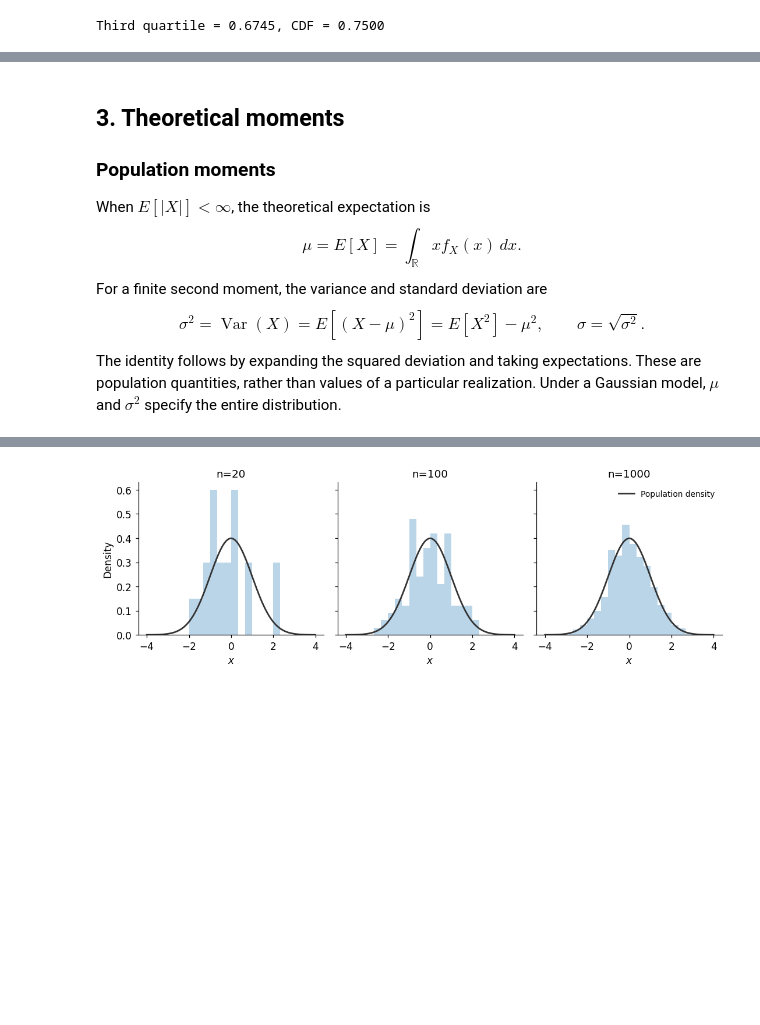
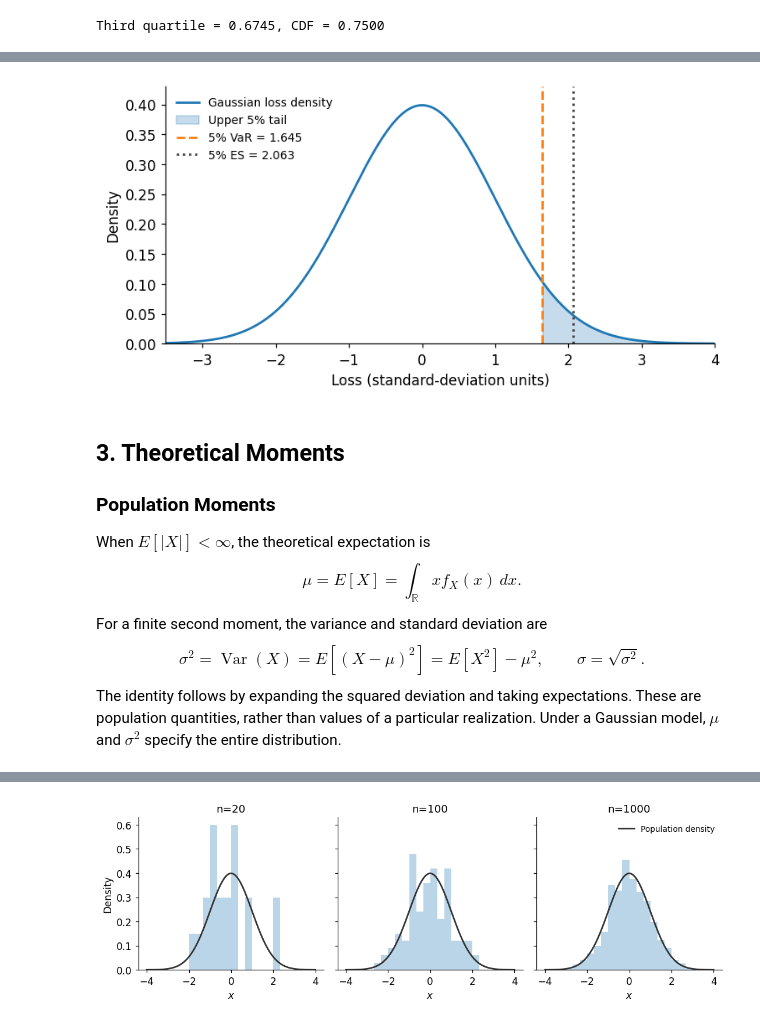
Before and after one commit to jacobkorsgaard/finance-statistical-methods-library, a Jupyter notebook: notebooks/01_univariate_distributions.ipynb, the cells around one changed output, grey strips where cells are left out. Saved outputs shown, nothing was run; the diff lists cells and outputs as text; code cells hidden in the pictures; blank space fills up the shorter version.

```diff
--- a/notebooks/01_random_variables_and_distributions.ipynb
+++ b/notebooks/01_univariate_distributions.ipynb
@@ -112,7 +136,25 @@ Third quartile = 0.6745, CDF = 0.7500
+# %%
+loss_grid = np.linspace(-3.5, 4, 1501)
+var_05 = gaussian_var(0, 1, .05)
+es_05 = gaussian_es(0, 1, .05)
+fig, ax = plt.subplots(figsize=(7, 3.6))
+loss_density = stats.norm.pdf(loss_grid)
+ax.plot(loss_grid, loss_density, color="C0", label="Gaussian loss density")
+ax.fill_between(loss_grid, 0, loss_density, where=loss_grid >= var_05,
+                color="C0", alpha=.25, label="Upper 5% tail")
+ax.axvline(var_05, color="C1", linestyle="--", label=f"5% VaR = {var_05:.3f}")
+ax.axvline(es_05, color="0.25", linestyle=":", label=f"5% ES = {es_05:.3f}")
+ax.set(xlabel="Loss (standard-deviation units)", ylabel="Density", xlim=(-3.5, 4),
+       ylim=(0, .43))
+ax.legend(fontsize=9)
+fig.tight_layout()
+plt.show()
+# %% [output]
+[figure, added]
 # %% [markdown]
-## 3. Theoretical moments
+## 3. Theoretical Moments
 
-### Population moments
+### Population Moments
 
 When $E[|X|]<\infty$, the theoretical expectation is
 $$\mu=E[X]=\int_{\mathbb R}x f_X(x)\,dx.$$
```
Also changed, not shown: parts of 14 cells of this notebook, 16 other files.
